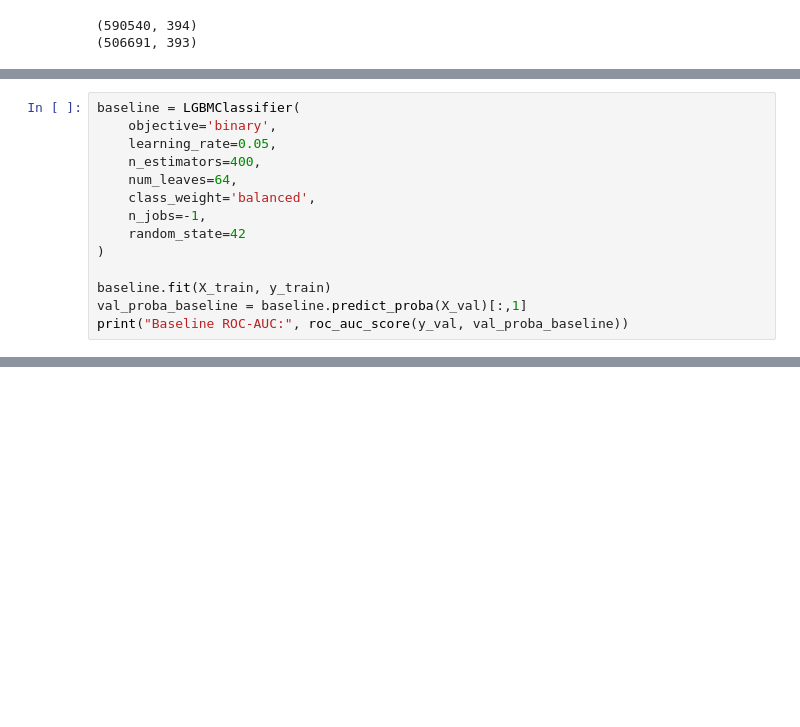
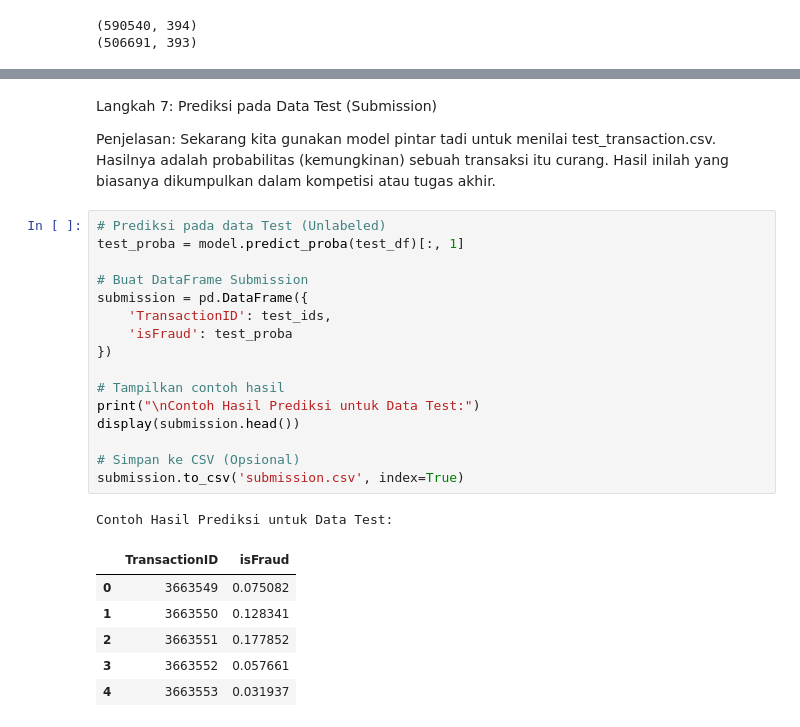
Before and after one commit to sudo-KingJahad/midterm-machine-learning, a Jupyter notebook: midterm_transaction_data.ipynb, the cells around one changed output, grey strips where cells are left out. Cells and saved outputs as stored; diff of their text form; blank space fills up the shorter version.

```diff
--- a/midterm_transaction_data.ipynb
+++ b/midterm_transaction_data.ipynb
@@ -173,14 +190,0 @@ Baseline ROC-AUC: 0.9566645397200253
-# %%
-baseline = LGBMClassifier(
-    objective='binary',
-    learning_rate=0.05,
-    n_estimators=400,
-    num_leaves=64,
-    class_weight='balanced',
-    n_jobs=-1,
-    random_state=42
-)
-
-baseline.fit(X_train, y_train)
-val_proba_baseline = baseline.predict_proba(X_val)[:,1]
-print("Baseline ROC-AUC:", roc_auc_score(y_val, val_proba_baseline))
@@ -307,0 +251,28 @@ print("Saved submission to:", f"{BASE_PATH}/submission.csv")
+# %% [markdown]
+Langkah 7: Prediksi pada Data Test (Submission)
+
+Penjelasan: Sekarang kita gunakan model pintar tadi untuk menilai test_transaction.csv. Hasilnya adalah probabilitas (kemungkinan) sebuah transaksi itu curang. Hasil inilah yang biasanya dikumpulkan dalam kompetisi atau tugas akhir.
+# %%
+# Prediksi pada data Test (Unlabeled)
+test_proba = model.predict_proba(test_df)[:, 1]
+
+# Buat DataFrame Submission
+submission = pd.DataFrame({
+    'TransactionID': test_ids,
+    'isFraud': test_proba
+})
+
+# Tampilkan contoh hasil
+print("\nContoh Hasil Prediksi untuk Data Test:")
+display(submission.head())
+
+# Simpan ke CSV (Opsional)
+submission.to_csv('submission.csv', index=True)
+# %% [output]
+Contoh Hasil Prediksi untuk Data Test:
+|  | TransactionID | isFraud |
+| 0 | 3663549 | 0.075082 |
+| 1 | 3663550 | 0.128341 |
+| 2 | 3663551 | 0.177852 |
+| 3 | 3663552 | 0.057661 |
+| 4 | 3663553 | 0.031937 |
```
Also changed, not shown: parts of 26 cells of this notebook.
